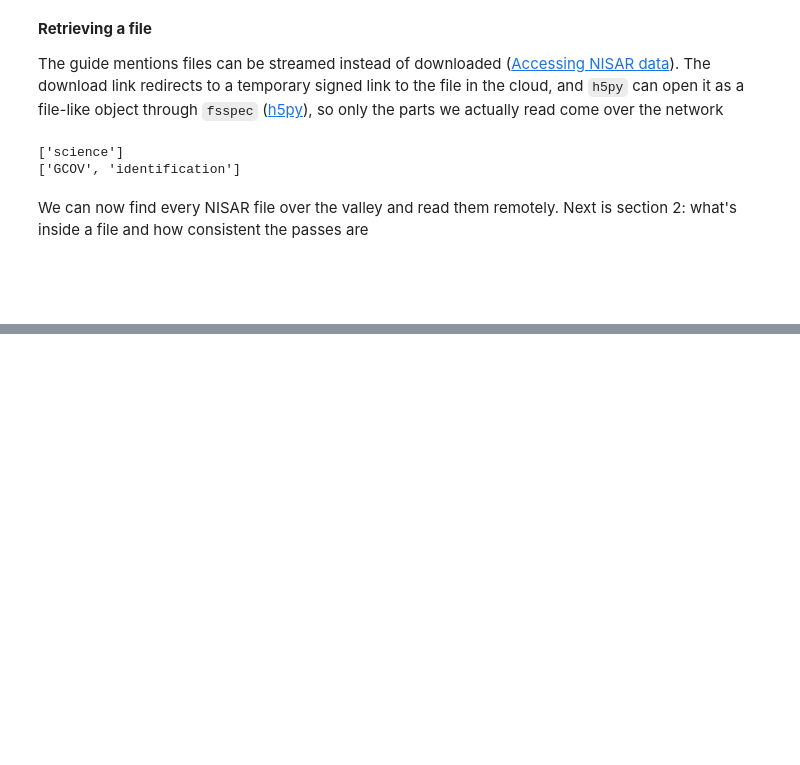
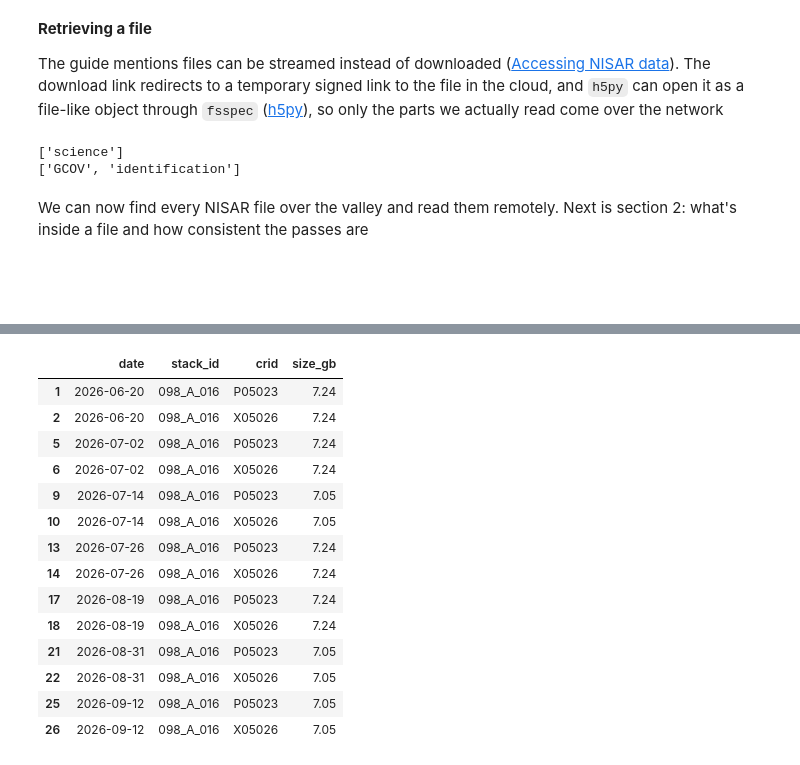
Before and after one commit to danesheppard/PanoptiCrew-NASA-Hackathon-2026, a Jupyter notebook: dataScience/notebooks/case1.ipynb, the cells around one changed output, grey strips where cells are left out. Drawn from its saved outputs; the diff is of its cells as text; code cells hidden in the pictures; blank space fills up the shorter version.

```diff
--- a/dataScience/notebooks/case1.ipynb
+++ b/dataScience/notebooks/case1.ipynb
@@ -260,0 +426,20 @@ We can now find every NISAR file over the valley and read them remotely. Next is
+# %%
+# passes that show up more than once (same stack, same date)
+dupes = passes[passes.duplicated(["stack_id", "date"], keep=False)].sort_values(["stack_id", "date"])
+dupes[["date", "stack_id", "crid", "size_gb"]]
+# %% [output]
+|  | date | stack_id | crid | size_gb |
+| 1 | 2026-06-20 | 098_A_016 | P05023 | 7.24 |
+| 2 | 2026-06-20 | 098_A_016 | X05026 | 7.24 |
+| 5 | 2026-07-02 | 098_A_016 | P05023 | 7.24 |
+| 6 | 2026-07-02 | 098_A_016 | X05026 | 7.24 |
+| 9 | 2026-07-14 | 098_A_016 | P05023 | 7.05 |
+| 10 | 2026-07-14 | 098_A_016 | X05026 | 7.05 |
+| 13 | 2026-07-26 | 098_A_016 | P05023 | 7.24 |
+| 14 | 2026-07-26 | 098_A_016 | X05026 | 7.24 |
+| 17 | 2026-08-19 | 098_A_016 | P05023 | 7.24 |
+| 18 | 2026-08-19 | 098_A_016 | X05026 | 7.24 |
+| 21 | 2026-08-31 | 098_A_016 | P05023 | 7.05 |
+| 22 | 2026-08-31 | 098_A_016 | X05026 | 7.05 |
+| 25 | 2026-09-12 | 098_A_016 | P05023 | 7.05 |
+| 26 | 2026-09-12 | 098_A_016 | X05026 | 7.05 |
```
Also changed, not shown: parts of 38 cells of this notebook.
